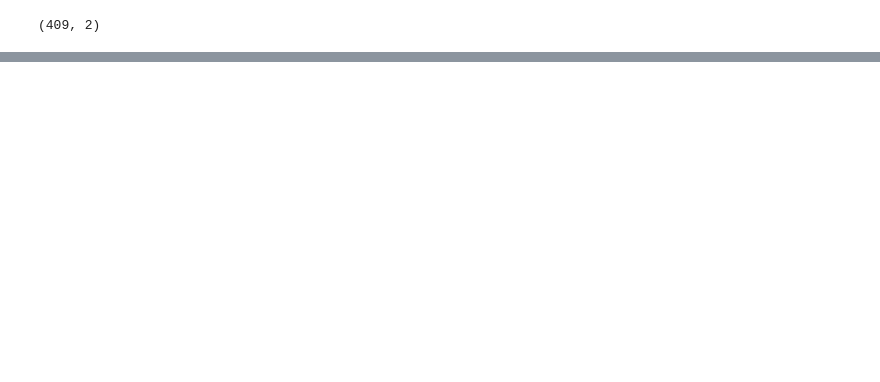
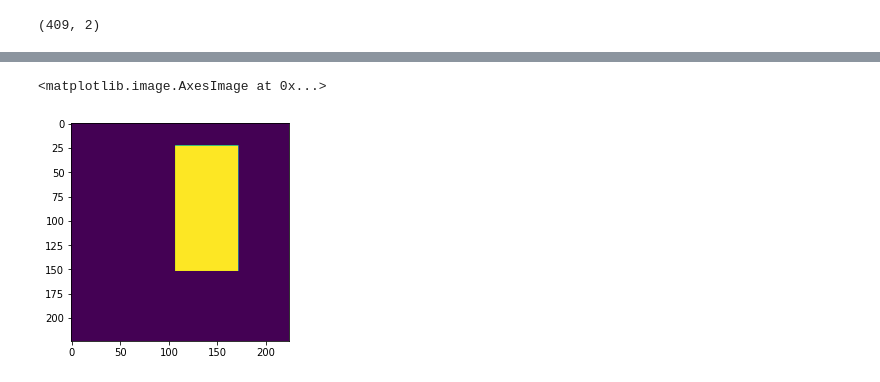
Before and after one commit to SandeepJosyula/NeuralNetworks, a Jupyter notebook: SJ_ComputerVision_Project_v1_0.ipynb, the cells around one changed output, grey strips where cells are left out. Drawn from its saved outputs; the diff is of its cells as text; code cells hidden in the pictures; blank space fills up the shorter version.

```diff
--- a/SJ_ComputerVision_Project_v1_0.ipynb
+++ b/SJ_ComputerVision_Project_v1_0.ipynb
@@ -141,0 +168,5 @@ pickle.Unpickler()
+# %%
+pyplot.imshow(masks[n])
+# %% [output]
+<matplotlib.image.AxesImage at 0x...>
+[figure, added]
```
Also changed, not shown: parts of 42 cells of this notebook.
